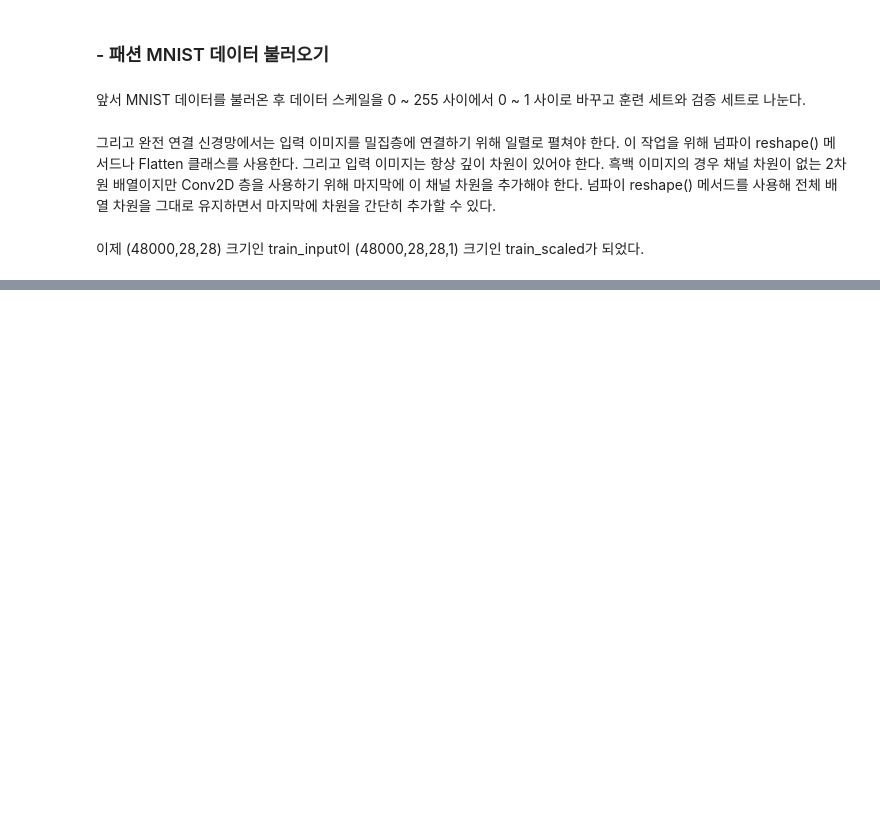
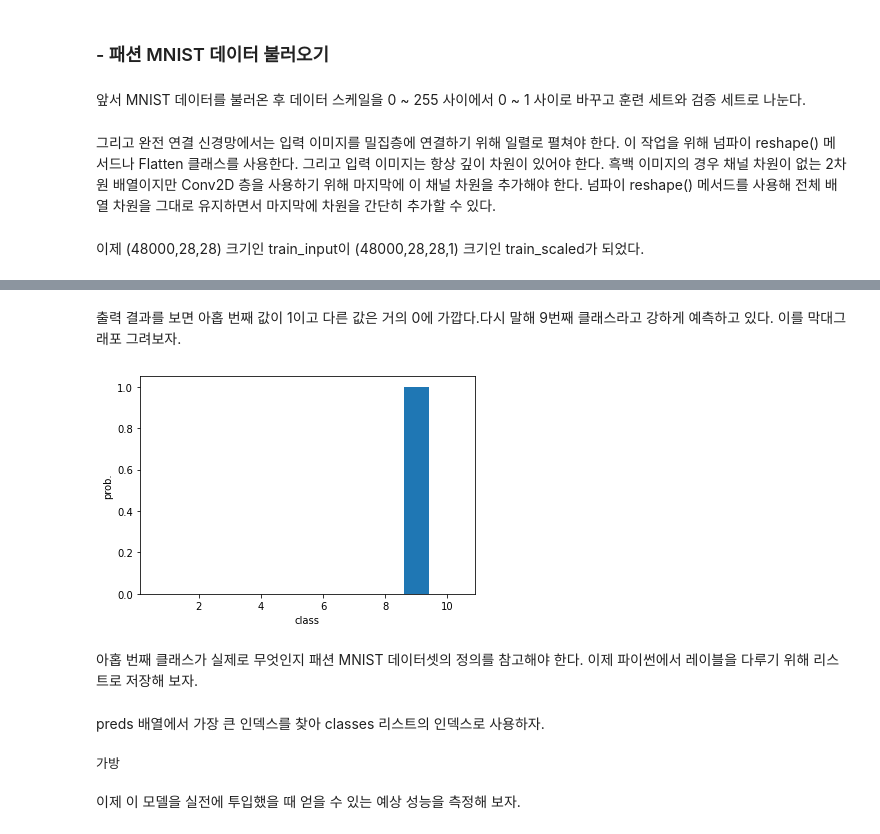
Before and after one commit to jaeyoon89/machinlearnig_deeplearning_study, a Jupyter notebook: mldl_ch8-1_convolution_neural.ipynb, the cells around one changed output, grey strips where cells are left out. Cells and saved outputs as stored; diff of their text form; code cells hidden in the pictures; blank space fills up the shorter version.

```diff
--- a/mldl_ch8-1_convolution_neural.ipynb
+++ b/mldl_ch8-1_convolution_neural.ipynb
@@ -105,0 +235,11 @@ train_scaled, val_scaled, train_target, val_target = train_test_split(
+# %% [markdown]
+출력 결과를 보면 아홉 번째 값이 1이고 다른 값은 거의 0에 가깝다.다시 말해 9번째 클래스라고 강하게 예측하고 있다. 이를 막대그래포 그려보자.
+# %%
+plt.bar(range(1,11), preds[0])
+plt.xlabel('class')
+plt.ylabel('prob.')
+plt.show()
+# %% [output]
+[figure, added]
+# %% [markdown]
+아홉 번째 클래스가 실제로 무엇인지 패션 MNIST 데이터셋의 정의를 참고해야 한다. 이제 파이썬에서 레이블을 다루기 위해 리스트로 저장해 보자.
@@ -105,0 +249,9 @@ train_scaled, val_scaled, train_target, val_target = train_test_split(
+# %% [markdown]
+preds 배열에서 가장 큰 인덱스를 찾아 classes 리스트의 인덱스로 사용하자.
+# %%
+import numpy as np
+print(classes[np.argmax(preds)])
+# %% [output]
+가방
+# %% [markdown]
+이제 이 모델을 실전에 투입했을 때 얻을 수 있는 예상 성능을 측정해 보자.
```
Also changed, not shown: parts of 52 cells of this notebook.
